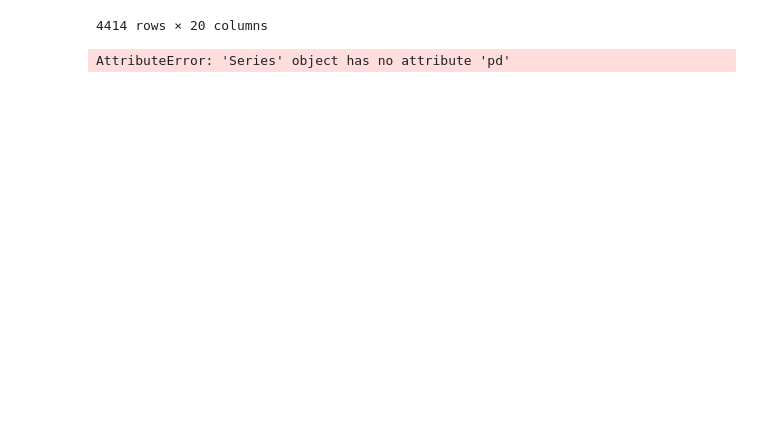
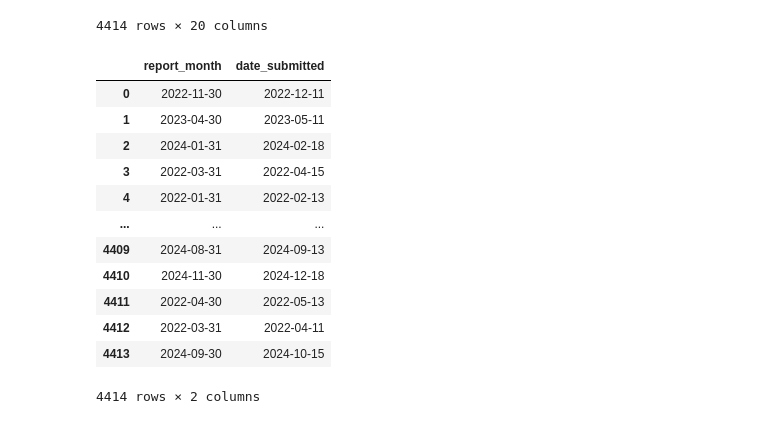
Before and after one commit to AlozieCollins/Intern-dataset-work, a Jupyter notebook: work.ipynb, the cells around one changed output. Drawn from its saved outputs; the diff is of its cells as text; code cells hidden in the pictures; blank space fills up the shorter version.

```diff
--- a/work.ipynb
+++ b/work.ipynb
@@ -30,11 +32,25 @@ df
 | 4412 | NAS001 | MODEL PRIMARY HEALTH CENTRE LAFIA | NASARAWA | LAFIA | 2022-03-31 | 128 |  | 1 | 502 | ... |
 | 4413 | RIV009 | MISSION HOSPITAL KHANA II | RIVERS | KHANA | 2024-09-30 | 544 | 7 | 4 | 764 | ... |
 4414 rows × 20 columns
-# %%
-cols = ["report_month", "date_submitted"]
-
-df[cols] = df[cols].apply(
-    lambda col:pd.to_datetime(cols, error= "coerce")
-)
-# %% [output]
-AttributeError: 'Series' object has no attribute 'pd'
+# %%
+# Changed the dated to pandas date and time format
+cols = ["report_month", "date_submitted"]
+
+df[cols] = df[cols].apply(
+    lambda col: pd.to_datetime(col, format="mixed", errors="coerce")
+)
+df[cols]
+# %% [output]
+|  | report_month | date_submitted |
+| 0 | 2022-11-30 | 2022-12-11 |
+| 1 | 2023-04-30 | 2023-05-11 |
+| 2 | 2024-01-31 | 2024-02-18 |
+| 3 | 2022-03-31 | 2022-04-15 |
+| 4 | 2022-01-31 | 2022-02-13 |
+| ... | ... | ... |
+| 4409 | 2024-08-31 | 2024-09-13 |
+| 4410 | 2024-11-30 | 2024-12-18 |
+| 4411 | 2022-04-30 | 2022-05-13 |
+| 4412 | 2022-03-31 | 2022-04-11 |
+| 4413 | 2024-09-30 | 2024-10-15 |
+4414 rows × 2 columns
```
Also changed, not shown: parts of 9 cells of this notebook.
